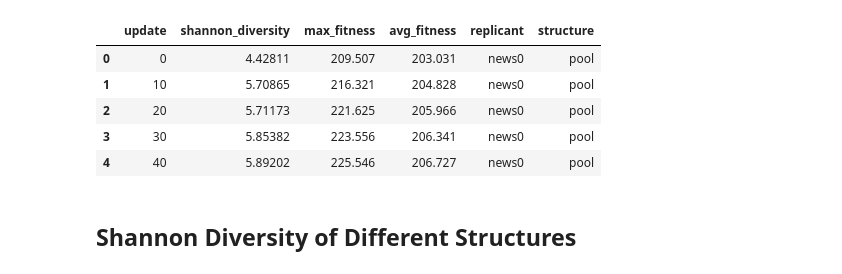
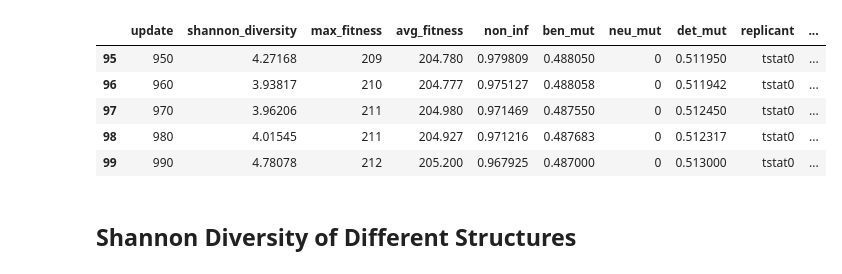
Before and after one commit to devosoft/Empirical, a Jupyter notebook: examples/evo/replica_runs_analysis.ipynb, the cells around one changed output. Drawn from its saved outputs; the diff is of its cells as text; code cells hidden in the pictures.

```diff
--- a/examples/evo/replica_runs_analysis.ipynb
+++ b/examples/evo/replica_runs_analysis.ipynb
@@ -1,43 +1,38 @@
 # %%
 import pandas as pd
 loaded_grid = []
 loaded_mixed = []
-loaded_pool = []
-prefix = "news"
+
+prefix = "tstat"
 num_files = 1
 headers = ["{0}{1}".format(prefix, i) for i in range(num_files)]
 for i in range(num_files):
     moo = pd.read_csv("./runs/{0}{1}-grid.csv".format(prefix, i), skipinitialspace=True)
     moo['replicant'] = "{0}{1}".format(prefix, i)
     #moo.set_index(["update"])
     loaded_grid.append(moo)
 
     moo = pd.read_csv("./runs/{0}{1}-mixed.csv".format(prefix, i), skipinitialspace=True)
     moo['replicant'] = "{0}{1}".format(prefix, i)
     #moo.set_index(["update"])
     loaded_mixed.append(moo)
 
-    moo = pd.read_csv("./runs/{0}{1}-pool.csv".format(prefix, i), skipinitialspace=True)
-    moo['replicant'] = "{0}{1}".format(prefix, i)
-    #moo.set_index(["update"])
-    loaded_pool.append(moo)
 
 squished_grid = pd.concat(loaded_grid, axis=0)
 squished_grid['structure'] = "grid"
 squished_mixed = pd.concat(loaded_mixed, axis=0)
 squished_mixed['structure'] = "mixed"
-squished_pool = pd.concat(loaded_pool, axis=0)
-squished_pool['structure'] = "pool"
 
-super_squished = pd.concat([squished_grid, squished_mixed, squished_pool])
-squished_pool.head()
+
+super_squished = pd.concat([squished_grid, squished_mixed])
+squished_mixed.tail()
 # %% [output]
-|  | update | shannon_diversity | max_fitness | avg_fitness | replicant | structure |
-| 0 | 0 | 4.42811 | 209.507 | 203.031 | news0 | pool |
-| 1 | 10 | 5.70865 | 216.321 | 204.828 | news0 | pool |
-| 2 | 20 | 5.71173 | 221.625 | 205.966 | news0 | pool |
-| 3 | 30 | 5.85382 | 223.556 | 206.341 | news0 | pool |
-| 4 | 40 | 5.89202 | 225.546 | 206.727 | news0 | pool |
+|  | update | shannon_diversity | max_fitness | avg_fitness | non_inf | ben_mut | neu_mut | det_mut | replicant | ... |
+| 95 | 950 | 4.27168 | 209 | 204.780 | 0.979809 | 0.488050 | 0 | 0.511950 | tstat0 | ... |
+| 96 | 960 | 3.93817 | 210 | 204.777 | 0.975127 | 0.488058 | 0 | 0.511942 | tstat0 | ... |
+| 97 | 970 | 3.96206 | 211 | 204.980 | 0.971469 | 0.487550 | 0 | 0.512450 | tstat0 | ... |
+| 98 | 980 | 4.01545 | 211 | 204.927 | 0.971216 | 0.487683 | 0 | 0.512317 | tstat0 | ... |
+| 99 | 990 | 4.78078 | 212 | 205.200 | 0.967925 | 0.487000 | 0 | 0.513000 | tstat0 | ... |
 # %% [markdown]
 Shannon Diversity of Different Structures
 --------------------------------
```
Also changed, not shown: parts of 2 cells of this notebook, 3 other files.
